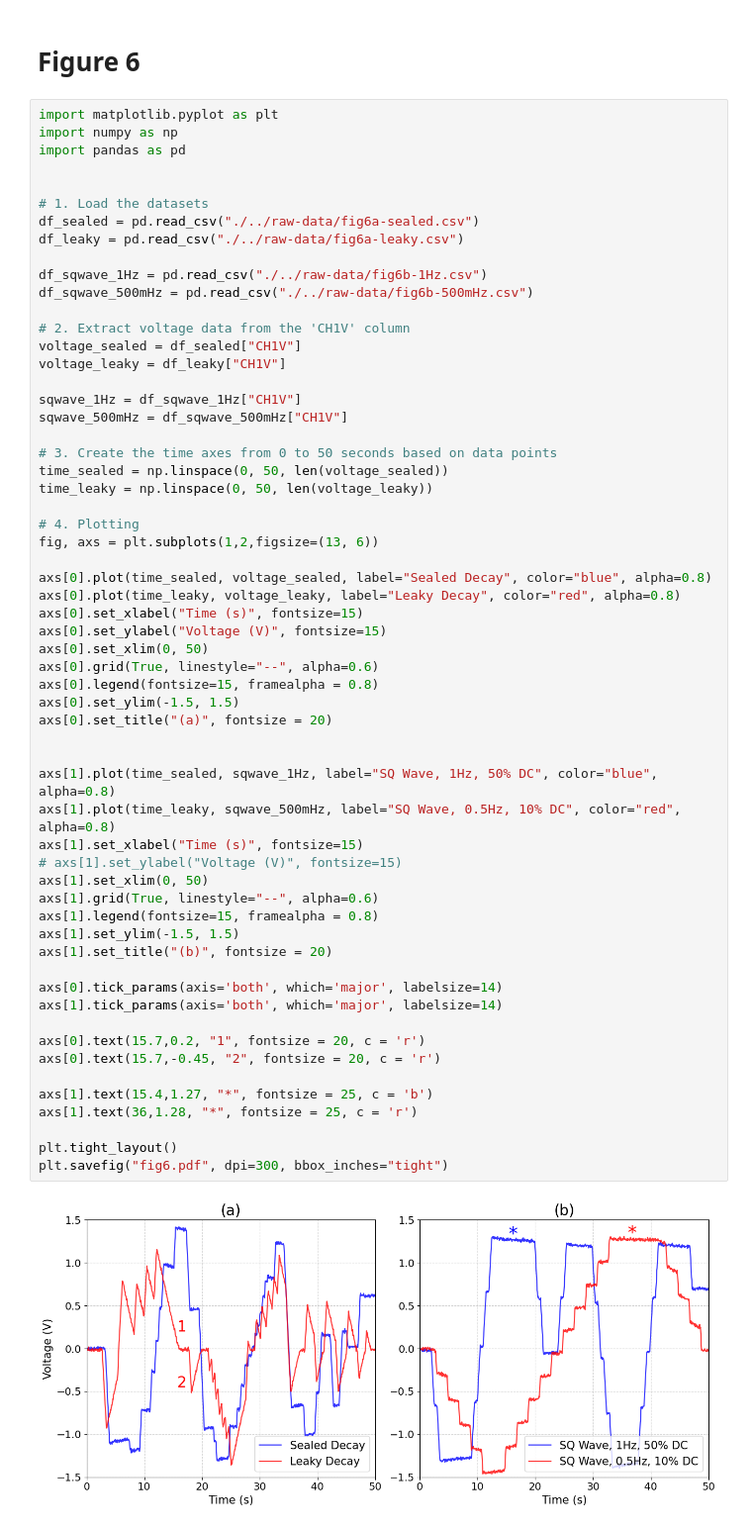
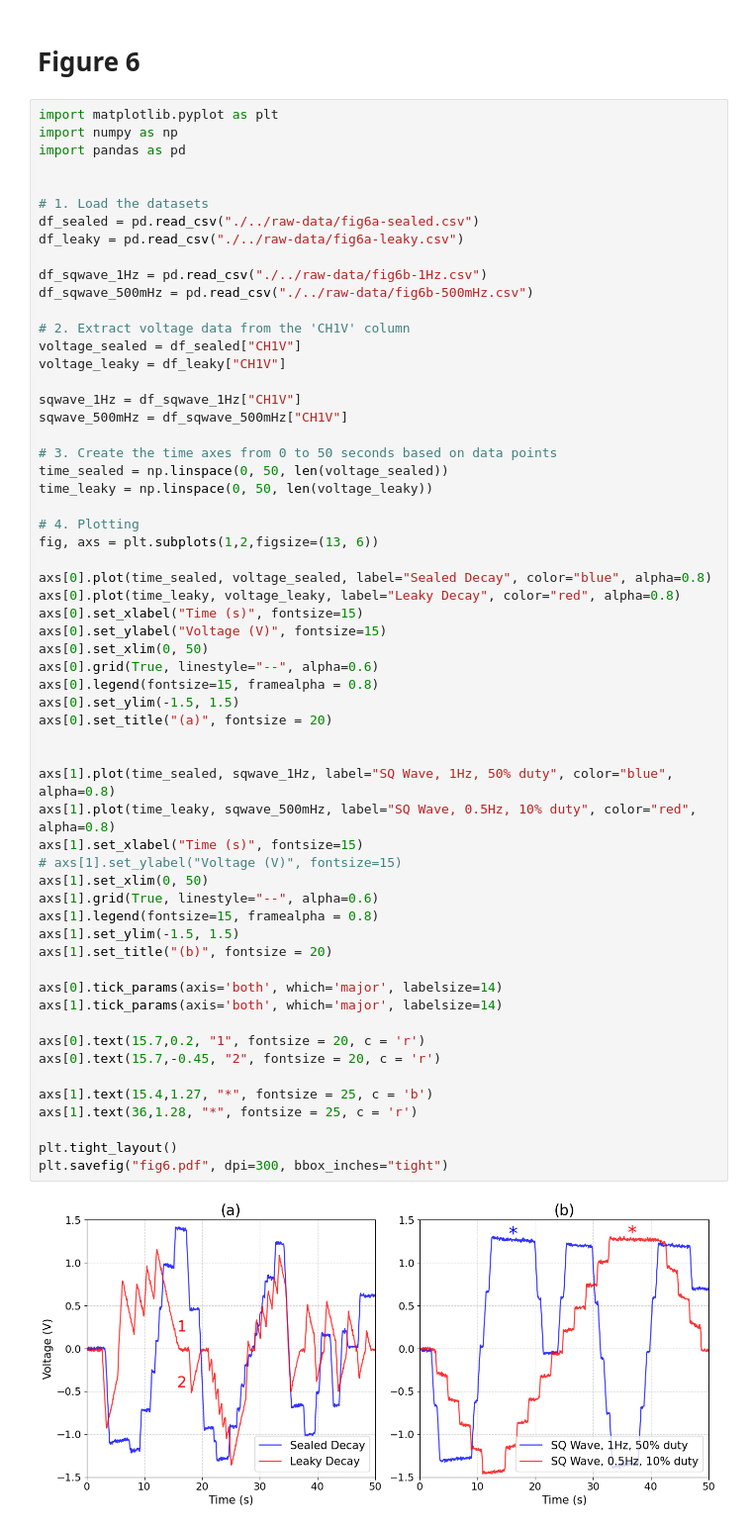
Before and after one commit to arizonaCameraLab/papers, a Jupyter notebook: DenseHolographicMemories/manuscript-figures-5and6.ipynb, the cells around one changed output. Shown at 99% size. Drawn from its saved outputs; the diff is of its cells as text.

Commit message:
update legend caption fig 6b

```diff
--- a/DenseHolographicMemories/manuscript-figures-5and6.ipynb
+++ b/DenseHolographicMemories/manuscript-figures-5and6.ipynb
@@ -213,33 +213,33 @@ axs[0].plot(time_sealed, voltage_sealed, label="Sealed Decay", color="blue", alp
 axs[0].plot(time_leaky, voltage_leaky, label="Leaky Decay", color="red", alpha=0.8)
 axs[0].set_xlabel("Time (s)", fontsize=15)
 axs[0].set_ylabel("Voltage (V)", fontsize=15)
 axs[0].set_xlim(0, 50)
 axs[0].grid(True, linestyle="--", alpha=0.6)
 axs[0].legend(fontsize=15, framealpha = 0.8)
 axs[0].set_ylim(-1.5, 1.5)
 axs[0].set_title("(a)", fontsize = 20)
 
 
-axs[1].plot(time_sealed, sqwave_1Hz, label="SQ Wave, 1Hz, 50% DC", color="blue", alpha=0.8)
-axs[1].plot(time_leaky, sqwave_500mHz, label="SQ Wave, 0.5Hz, 10% DC", color="red", alpha=0.8)
+axs[1].plot(time_sealed, sqwave_1Hz, label="SQ Wave, 1Hz, 50% duty", color="blue", alpha=0.8)
+axs[1].plot(time_leaky, sqwave_500mHz, label="SQ Wave, 0.5Hz, 10% duty", color="red", alpha=0.8)
 axs[1].set_xlabel("Time (s)", fontsize=15)
 # axs[1].set_ylabel("Voltage (V)", fontsize=15)
 axs[1].set_xlim(0, 50)
 axs[1].grid(True, linestyle="--", alpha=0.6)
 axs[1].legend(fontsize=15, framealpha = 0.8)
 axs[1].set_ylim(-1.5, 1.5)
 axs[1].set_title("(b)", fontsize = 20)
 
 axs[0].tick_params(axis='both', which='major', labelsize=14)
 axs[1].tick_params(axis='both', which='major', labelsize=14)
 
 axs[0].text(15.7,0.2, "1", fontsize = 20, c = 'r')
 axs[0].text(15.7,-0.45, "2", fontsize = 20, c = 'r')
 
 axs[1].text(15.4,1.27, "*", fontsize = 25, c = 'b')
 axs[1].text(36,1.28, "*", fontsize = 25, c = 'r')
 
 plt.tight_layout()
 plt.savefig("fig6.pdf", dpi=300, bbox_inches="tight")
 # %% [output]
-[figure, old version]
+[figure, new version]
```
